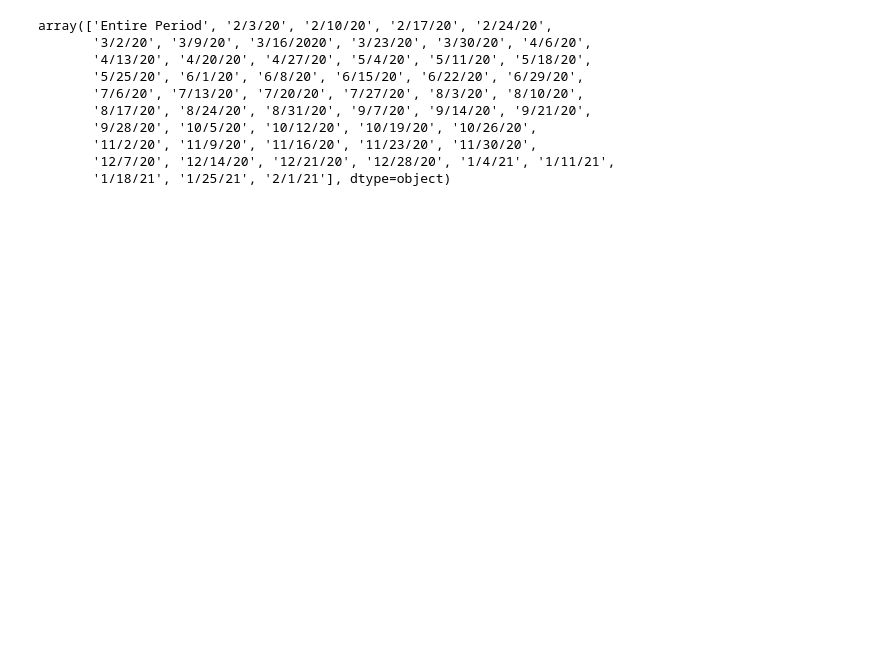
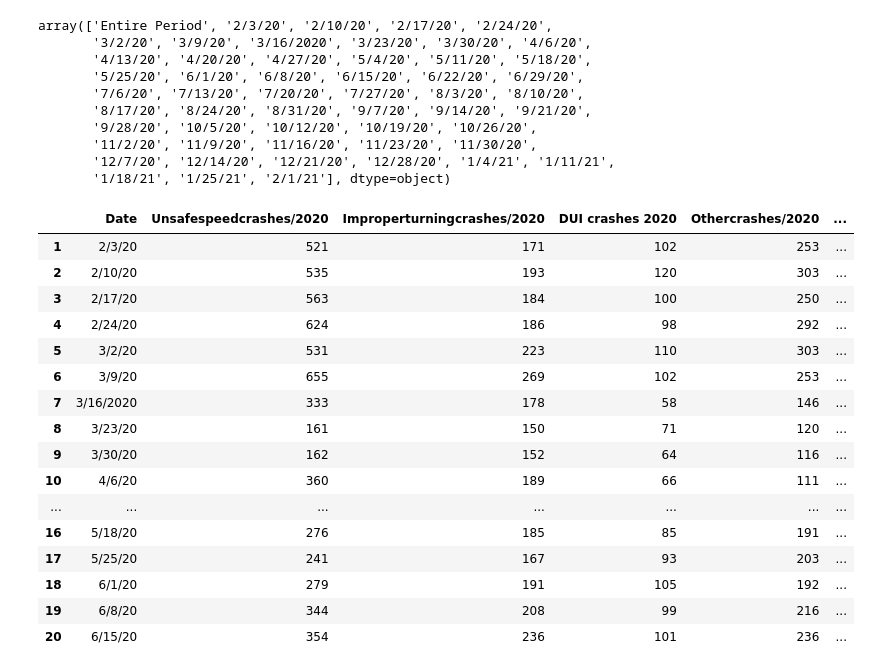
Before and after one commit to josegcardenas/Project1, a Jupyter notebook: policeclean.ipynb, the cells around one changed output. Cells and saved outputs as stored; diff of their text form; code cells hidden in the pictures; blank space fills up the shorter version.

```diff
--- a/policeclean.ipynb
+++ b/policeclean.ipynb
@@ -68,7 +68,27 @@ array(['Entire Period', '2/3/20', '2/10/20', '2/17/20', '2/24/20',
        '12/7/20', '12/14/20', '12/21/20', '12/28/20', '1/4/21', '1/11/21',
        '1/18/21', '1/25/21', '2/1/21'], dtype=object)
 # %%
-#Remove first summary row from the data set
+#Remove first summary row from the data set 'Entire Period'
+police_data = police_data.loc[police_data['Date'] !="Entire Period"]
+police_data.head(20)
+# %% [output]
+|  | Date | Unsafespeedcrashes/2020 | Improperturningcrashes/2020 | DUI crashes 2020 | Othercrashes/2020 | ... |
+| 1 | 2/3/20 | 521 | 171 | 102 | 253 | ... |
+| 2 | 2/10/20 | 535 | 193 | 120 | 303 | ... |
+| 3 | 2/17/20 | 563 | 184 | 100 | 250 | ... |
+| 4 | 2/24/20 | 624 | 186 | 98 | 292 | ... |
+| 5 | 3/2/20 | 531 | 223 | 110 | 303 | ... |
+| 6 | 3/9/20 | 655 | 269 | 102 | 253 | ... |
+| 7 | 3/16/2020 | 333 | 178 | 58 | 146 | ... |
+| 8 | 3/23/20 | 161 | 150 | 71 | 120 | ... |
+| 9 | 3/30/20 | 162 | 152 | 64 | 116 | ... |
+| 10 | 4/6/20 | 360 | 189 | 66 | 111 | ... |
+| ... | ... | ... | ... | ... | ... | ... |
+| 16 | 5/18/20 | 276 | 185 | 85 | 191 | ... |
+| 17 | 5/25/20 | 241 | 167 | 93 | 203 | ... |
+| 18 | 6/1/20 | 279 | 191 | 105 | 192 | ... |
+| 19 | 6/8/20 | 344 | 208 | 99 | 216 | ... |
+| 20 | 6/15/20 | 354 | 236 | 101 | 236 | ... |
 # %%
 #groupby function to set apart my more important variables
 DUI_crashes_df = police_data[["Date", "DUI crashes 2020", "DUI crashes 2019"]]
```
Also changed, not shown: parts of 5 cells of this notebook.
